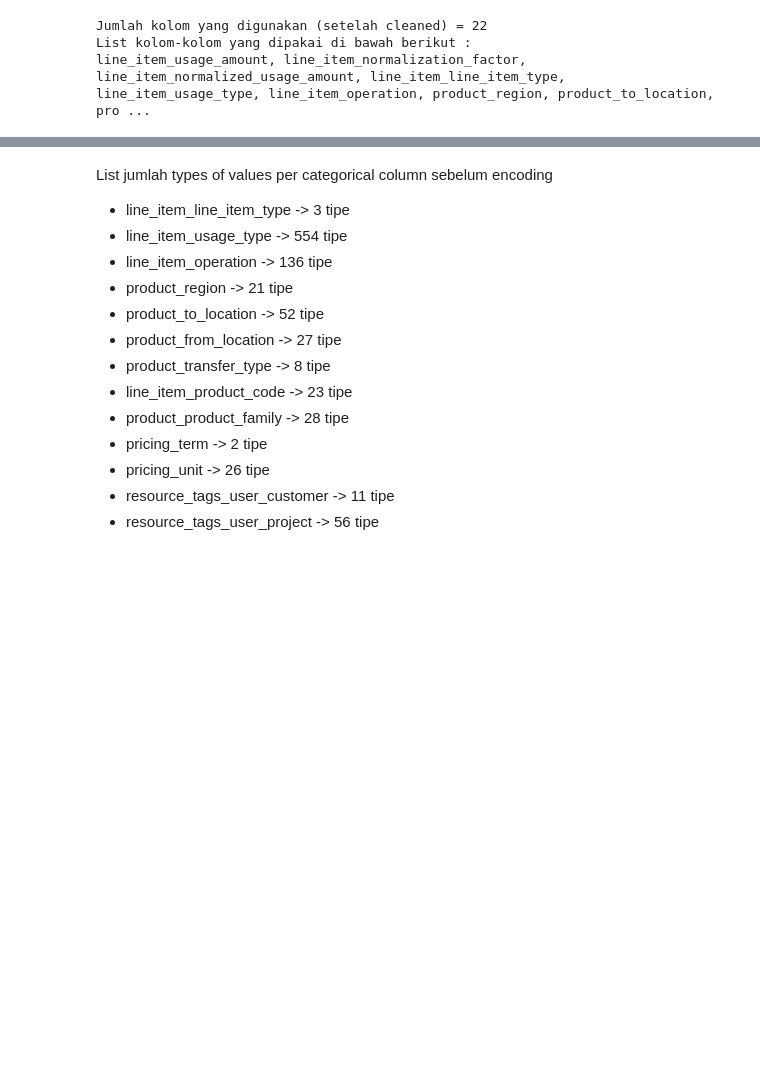
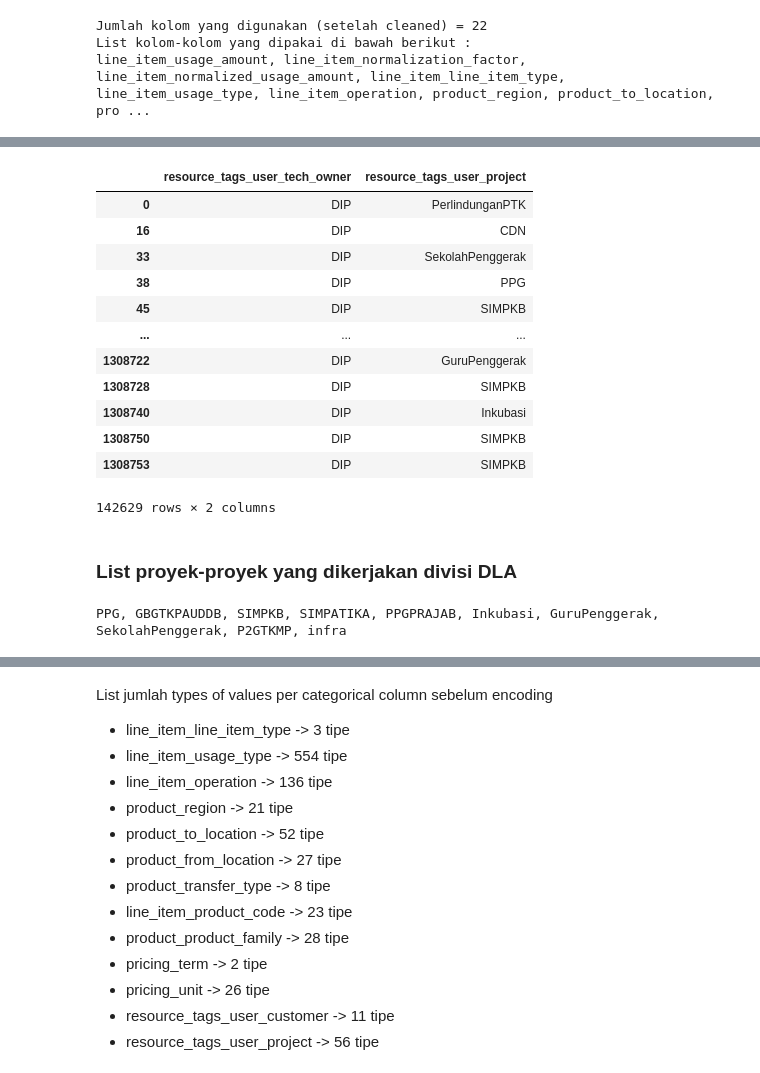
Before and after one commit to diyangraditya/thesis, a Jupyter notebook: Notebooks/test1b.ipynb, the cells around one changed output, grey strips where cells are left out. Cells and saved outputs as stored; diff of their text form; code cells hidden in the pictures; blank space fills up the shorter version.

```diff
--- a/Notebooks/test1b.ipynb
+++ b/Notebooks/test1b.ipynb
@@ -661,0 +696,25 @@ line_item_usage_amount, line_item_normalization_factor, line_item_normalized_usa
+# %%
+cari_dip[["resource_tags_user_tech_owner", "resource_tags_user_project"]]
+# %% [output]
+|  | resource_tags_user_tech_owner | resource_tags_user_project |
+| 0 | DIP | PerlindunganPTK |
+| 16 | DIP | CDN |
+| 33 | DIP | SekolahPenggerak |
+| 38 | DIP | PPG |
+| 45 | DIP | SIMPKB |
+| ... | ... | ... |
+| 1308722 | DIP | GuruPenggerak |
+| 1308728 | DIP | SIMPKB |
+| 1308740 | DIP | Inkubasi |
+| 1308750 | DIP | SIMPKB |
+| 1308753 | DIP | SIMPKB |
+142629 rows × 2 columns
+# %% [markdown]
+### List proyek-proyek yang dikerjakan divisi DLA
+# %%
+dla = "DLA"
+cari_dla = df_cleaned1[df_cleaned1['resource_tags_user_tech_owner'] == dla]
+value_dla = cari_dla["resource_tags_user_project"].unique().tolist()
+print(*value_dla, sep=', ')
+# %% [output]
+PPG, GBGTKPAUDDB, SIMPKB, SIMPATIKA, PPGPRAJAB, Inkubasi, GuruPenggerak, SekolahPenggerak, P2GTKMP, infra
```
Also changed, not shown: parts of 15 cells of this notebook, 1 other file.
